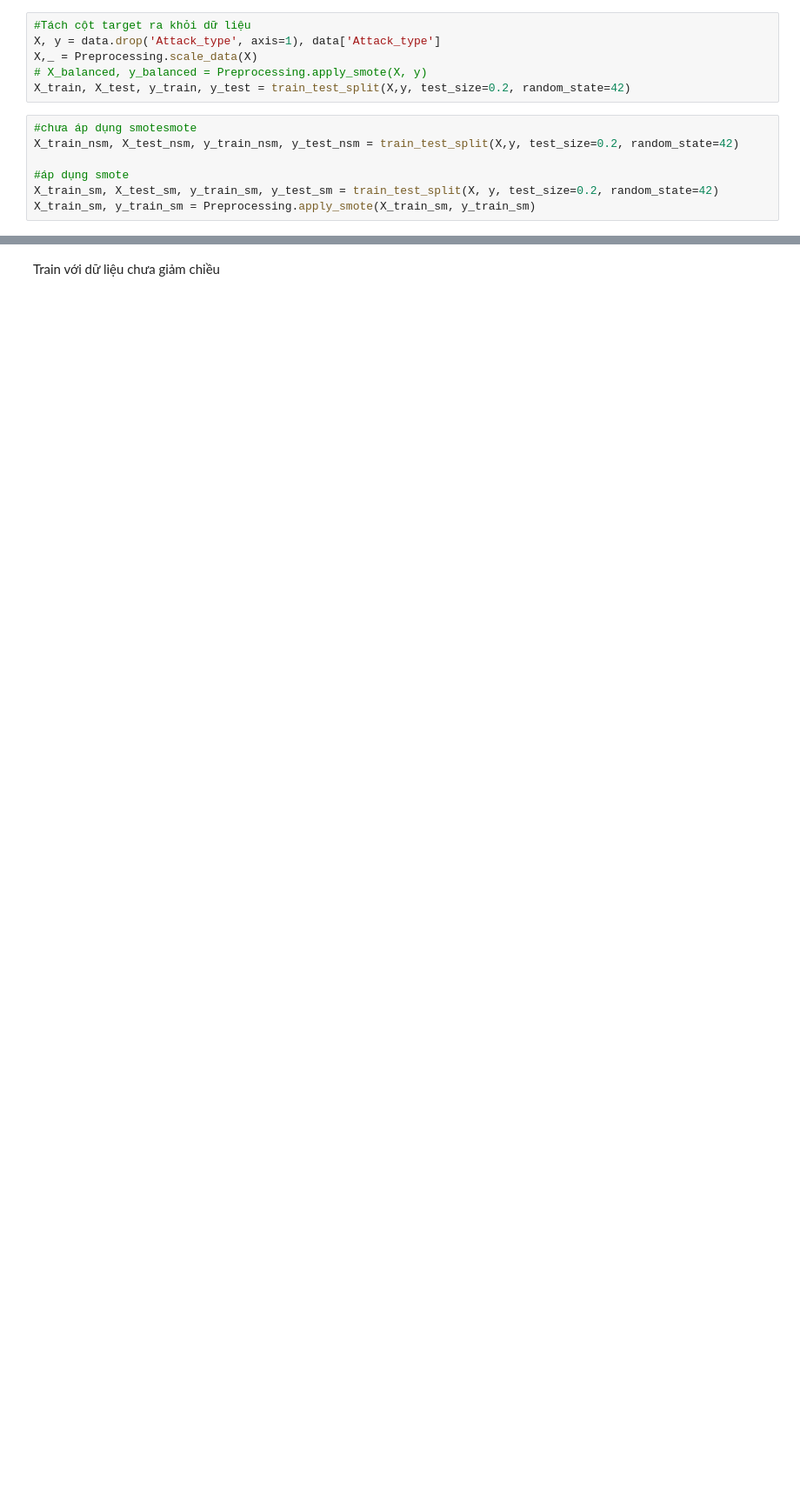
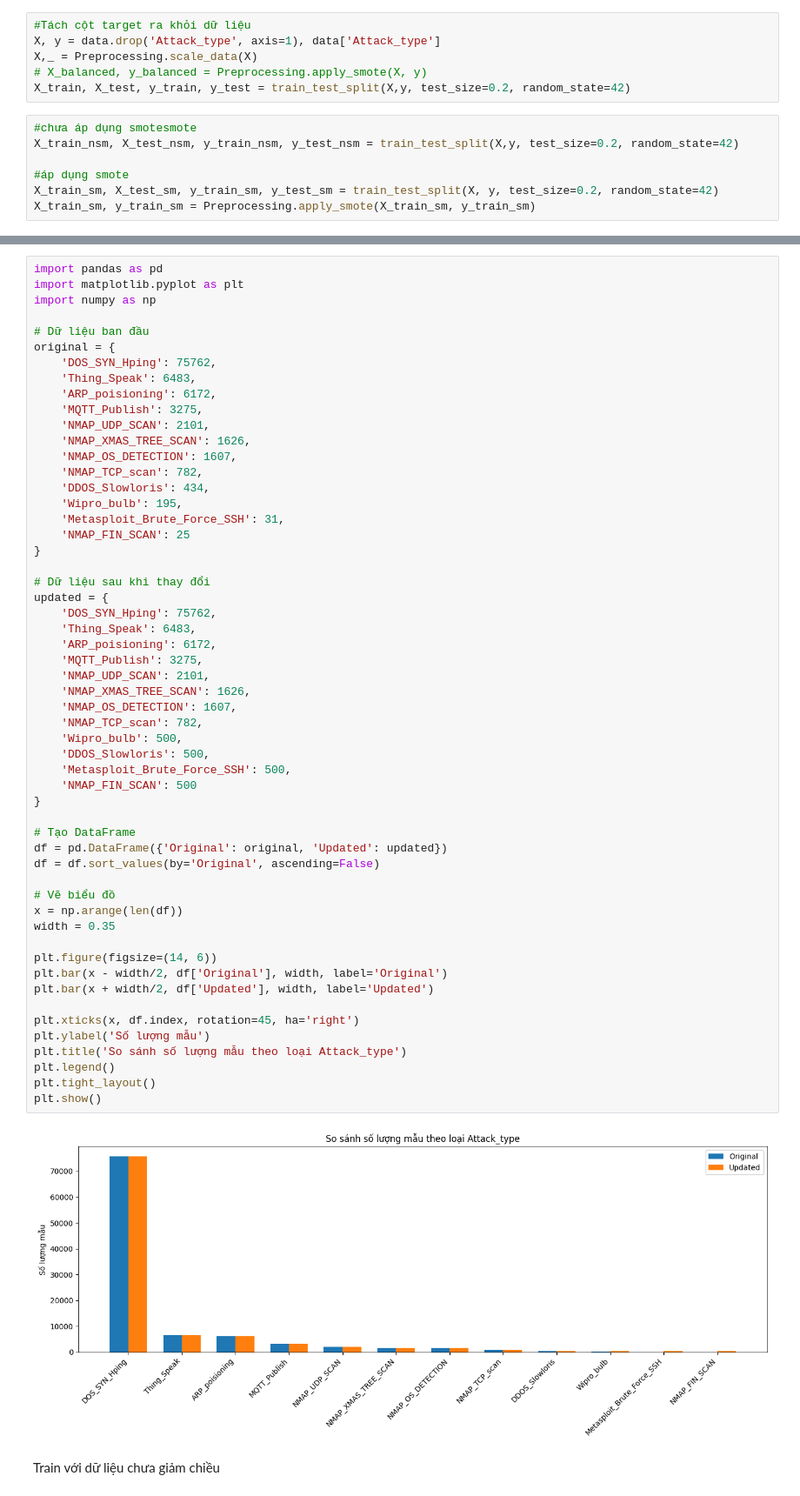
Before and after one commit to quixinh/ppnckh, a Jupyter notebook: main copy.ipynb, the cells around one changed output, grey strips where cells are left out. Shown at 87% size. Drawn from its saved outputs; the diff is of its cells as text; blank space fills up the shorter version.

```diff
--- a/main copy.ipynb
+++ b/main copy.ipynb
@@ -69,2 +71,59 @@ X_train_sm, y_train_sm = Preprocessing.apply_smote(X_train_sm, y_train_sm)
+# %%
+import pandas as pd
+import matplotlib.pyplot as plt
+import numpy as np
+
+# Dữ liệu ban đầu
+original = {
+    'DOS_SYN_Hping': 75762,
+    'Thing_Speak': 6483,
+    'ARP_poisioning': 6172,
+    'MQTT_Publish': 3275,
+    'NMAP_UDP_SCAN': 2101,
+    'NMAP_XMAS_TREE_SCAN': 1626,
+    'NMAP_OS_DETECTION': 1607,
+    'NMAP_TCP_scan': 782,
+    'DDOS_Slowloris': 434,
+    'Wipro_bulb': 195,
+    'Metasploit_Brute_Force_SSH': 31,
+    'NMAP_FIN_SCAN': 25
+}
+
+# Dữ liệu sau khi thay đổi
+updated = {
+    'DOS_SYN_Hping': 75762,
+    'Thing_Speak': 6483,
+    'ARP_poisioning': 6172,
+    'MQTT_Publish': 3275,
+    'NMAP_UDP_SCAN': 2101,
+    'NMAP_XMAS_TREE_SCAN': 1626,
+    'NMAP_OS_DETECTION': 1607,
+    'NMAP_TCP_scan': 782,
+    'Wipro_bulb': 500,
+    'DDOS_Slowloris': 500,
+    'Metasploit_Brute_Force_SSH': 500,
+    'NMAP_FIN_SCAN': 500
+}
+
+# Tạo DataFrame
+df = pd.DataFrame({'Original': original, 'Updated': updated})
+df = df.sort_values(by='Original', ascending=False)
+
+# Vẽ biểu đồ
+x = np.arange(len(df))
+width = 0.35
+
+plt.figure(figsize=(14, 6))
+plt.bar(x - width/2, df['Original'], width, label='Original')
+plt.bar(x + width/2, df['Updated'], width, label='Updated')
+
+plt.xticks(x, df.index, rotation=45, ha='right')
+plt.ylabel('Số lượng mẫu')
+plt.title('So sánh số lượng mẫu theo loại Attack_type')
+plt.legend()
+plt.tight_layout()
+plt.show()
+# %% [output]
+[figure, added]
 # %% [markdown]
 Train với dữ liệu chưa giảm chiều
```
Also changed, not shown: parts of 71 cells of this notebook, 10 other files.
